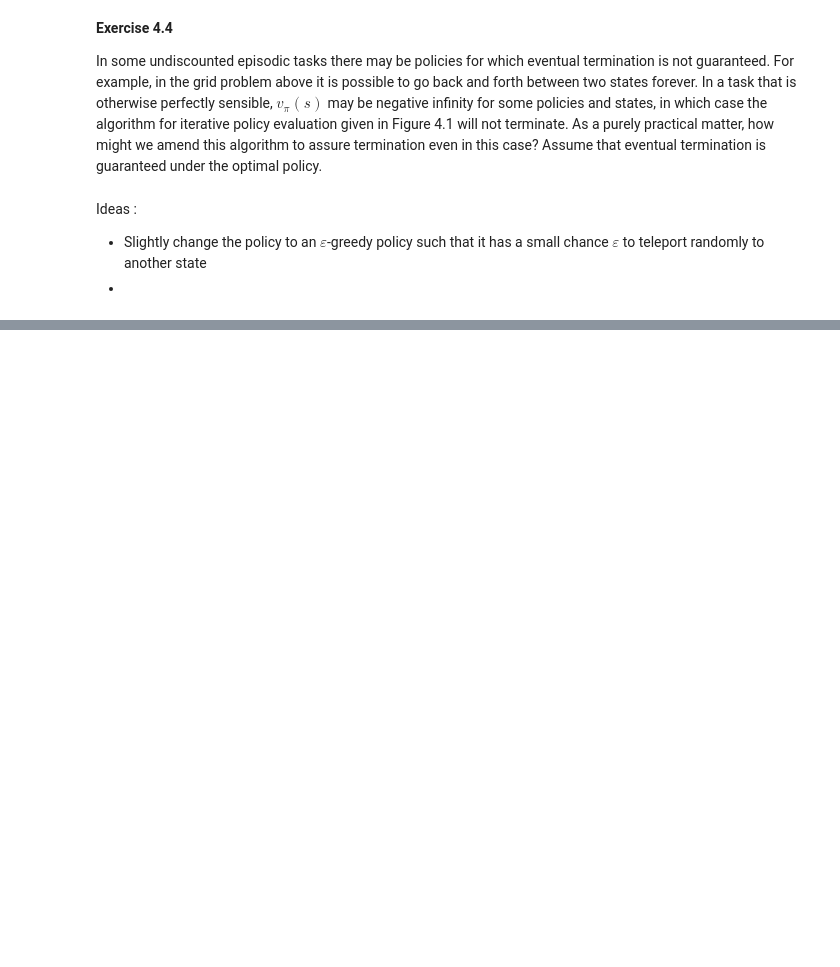
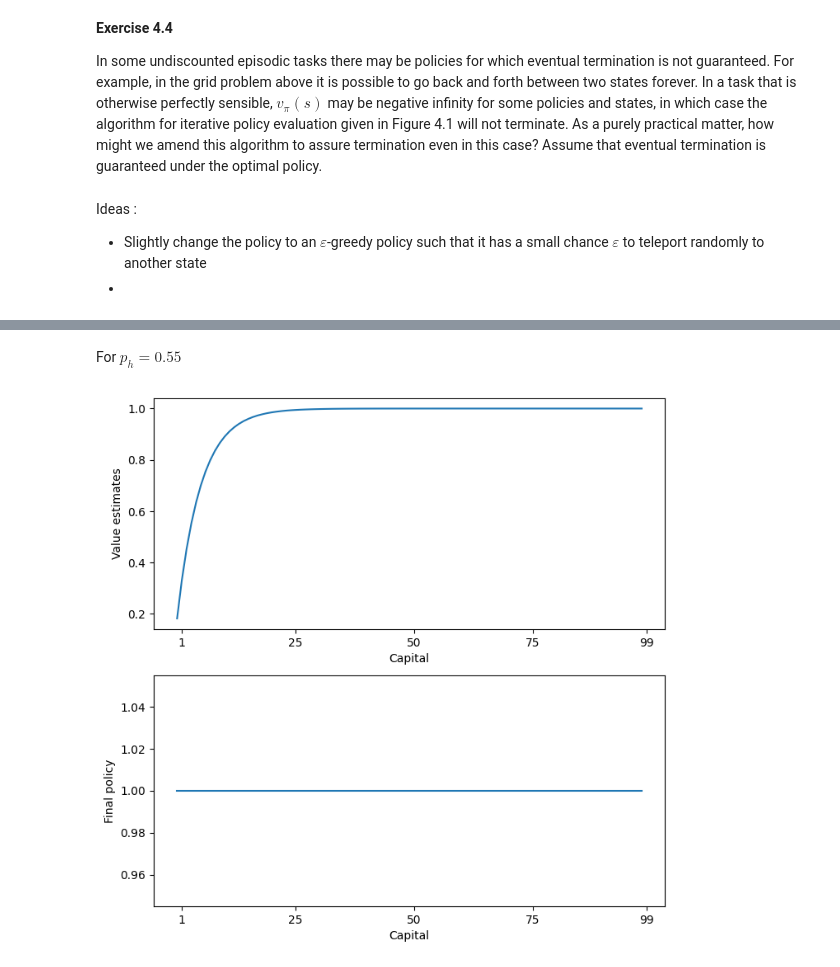
Before and after one commit to MichelHUANGGit/Sutton-Barto, a Jupyter notebook: Chapter4/Exercices.ipynb, the cells around one changed output, grey strips where cells are left out. Saved outputs shown, nothing was run; the diff lists cells and outputs as text; code cells hidden in the pictures; blank space fills up the shorter version.

```diff
--- a/Chapter4/Exercices.ipynb
+++ b/Chapter4/Exercices.ipynb
@@ -121,0 +212,18 @@ computer is too slow for the full problem, cut all the numbers of cars in half.
+# %% [markdown]
+For $p_h=0.55$
+# %%
+plt.figure(figsize=(8,8))
+plt.subplot(2,1,1)
+plt.plot(V2[1:-1])
+plt.xticks([1, 25, 50, 75, 99])
+plt.xlabel("Capital")
+plt.ylabel("Value estimates")
+
+plt.subplot(2,1,2)
+plt.plot(policy2[1:-1])
+plt.xticks([1, 25, 50, 75, 99])
+plt.xlabel("Capital")
+plt.ylabel("Final policy")
+plt.show()
+# %% [output]
+[figure, added]
```
Also changed, not shown: parts of 14 cells of this notebook, 2 other files.
